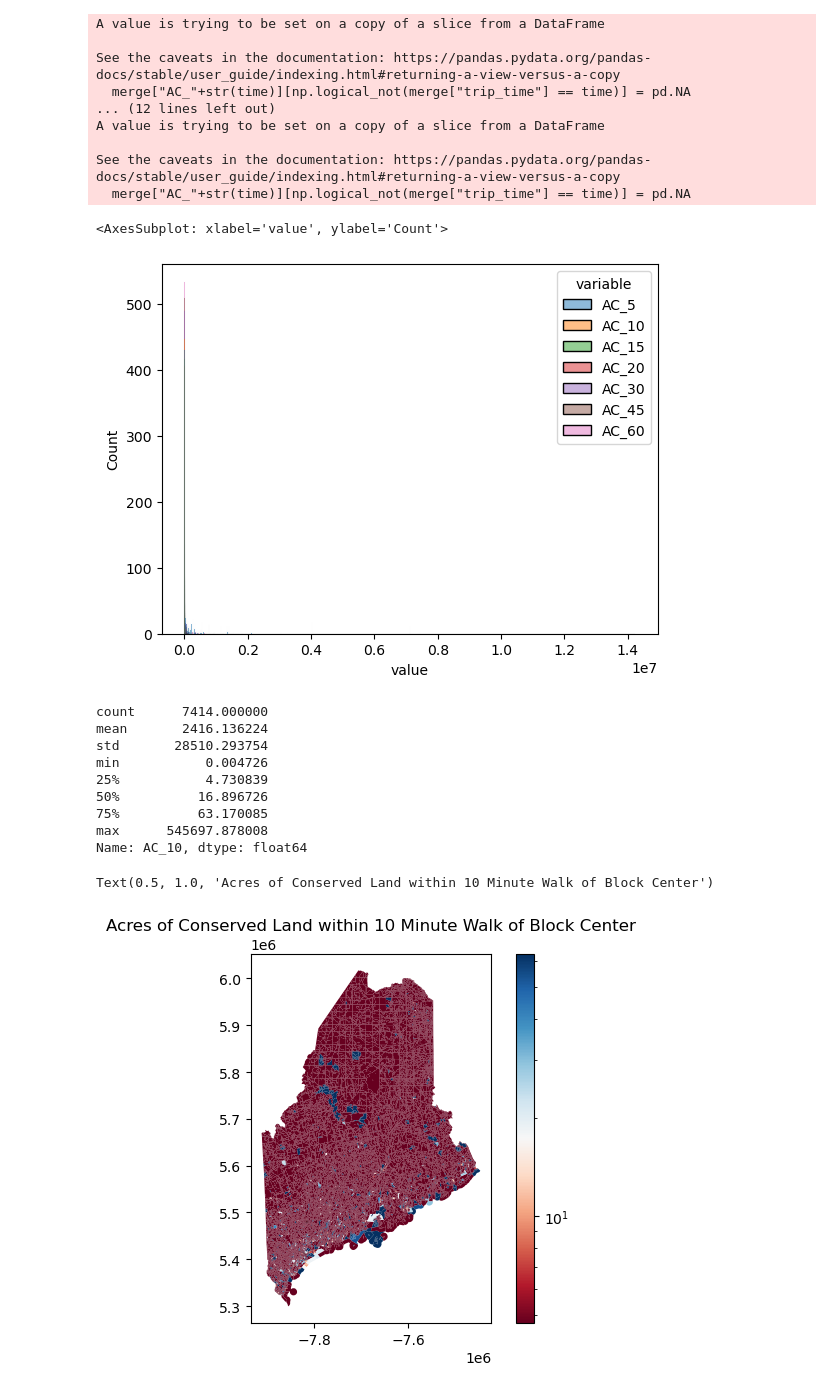
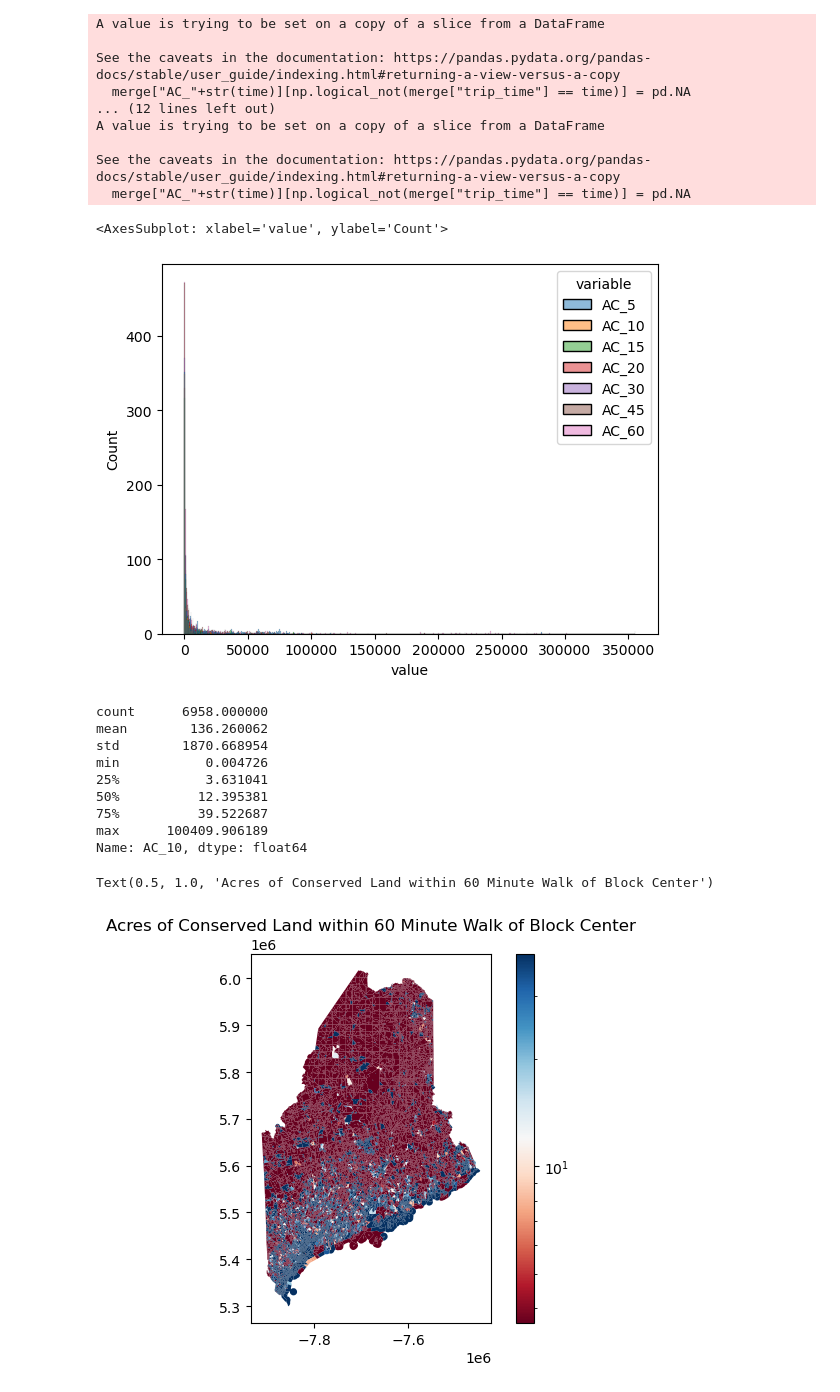
Before and after one commit to PhilipMathieu/access, a Jupyter notebook: notebooks/merge_blocks.ipynb, the cells around one changed output. Drawn from its saved outputs; the diff is of its cells as text; code cells hidden in the pictures.

```diff
--- a/notebooks/merge_blocks.ipynb
+++ b/notebooks/merge_blocks.ipynb
@@ -6,4 +6,4 @@ import matplotlib.pyplot as plt
 import seaborn as sns
 from matplotlib.colors import LogNorm
 # %%
-blocks = gpd.read_file("../data/blocks/tl_2022_23_tabblock20_with_nodes.shp.zip")
+blocks = gpd.read_file("../data/blocks/tl_2020_23_tabblock20_with_nodes.shp.zip")
@@ -94,7 +73,7 @@ ac_sums = pd.concat([merge.dropna(subset=col).groupby("BLOCKCE20")[col].sum() fo
 sns.histplot(ac_sums.melt(), x="value", hue="variable")
 # %% [output]
 <AxesSubplot: xlabel='value', ylabel='Count'>
-[figure, old version]
+[figure, new version]
 # %%
 dissolve = merge.dissolve("GEOID20", "sum")
 # %%
@@ -103,18 +82,18 @@ dissolve.to_file("../data/joins/block_dissolve.shp.zip")
 desc = dissolve[dissolve["AC_10"] > 0]["AC_10"].describe()
 desc
 # %% [output]
-count      7414.000000
-mean       2416.136224
-std       28510.293754
+count      6958.000000
+mean        136.260062
+std        1870.668954
 min           0.004726
-25%           4.730839
-50%          16.896726
-75%          63.170085
-max      545697.878008
+25%           3.631041
+50%          12.395381
+75%          39.522687
+max      100409.906189
 Name: AC_10, dtype: float64
 # %%
-ax = dissolve.plot("AC_10", cmap="RdBu", legend=True, norm=LogNorm(desc["25%"], desc["75%"], clip=True))
-ax.set_title("Acres of Conserved Land within 10 Minute Walk of Block Center")
+ax = dissolve.plot("AC_60", cmap="RdBu", legend=True, norm=LogNorm(desc["25%"], desc["75%"], clip=True))
+ax.set_title("Acres of Conserved Land within 60 Minute Walk of Block Center")
 # %% [output]
-Text(0.5, 1.0, 'Acres of Conserved Land within 10 Minute Walk of Block Center')
+Text(0.5, 1.0, 'Acres of Conserved Land within 60 Minute Walk of Block Center')
-[figure, old version]
+[figure, new version]
```
Also changed, not shown: parts of 3 cells of this notebook, 3 other files.
